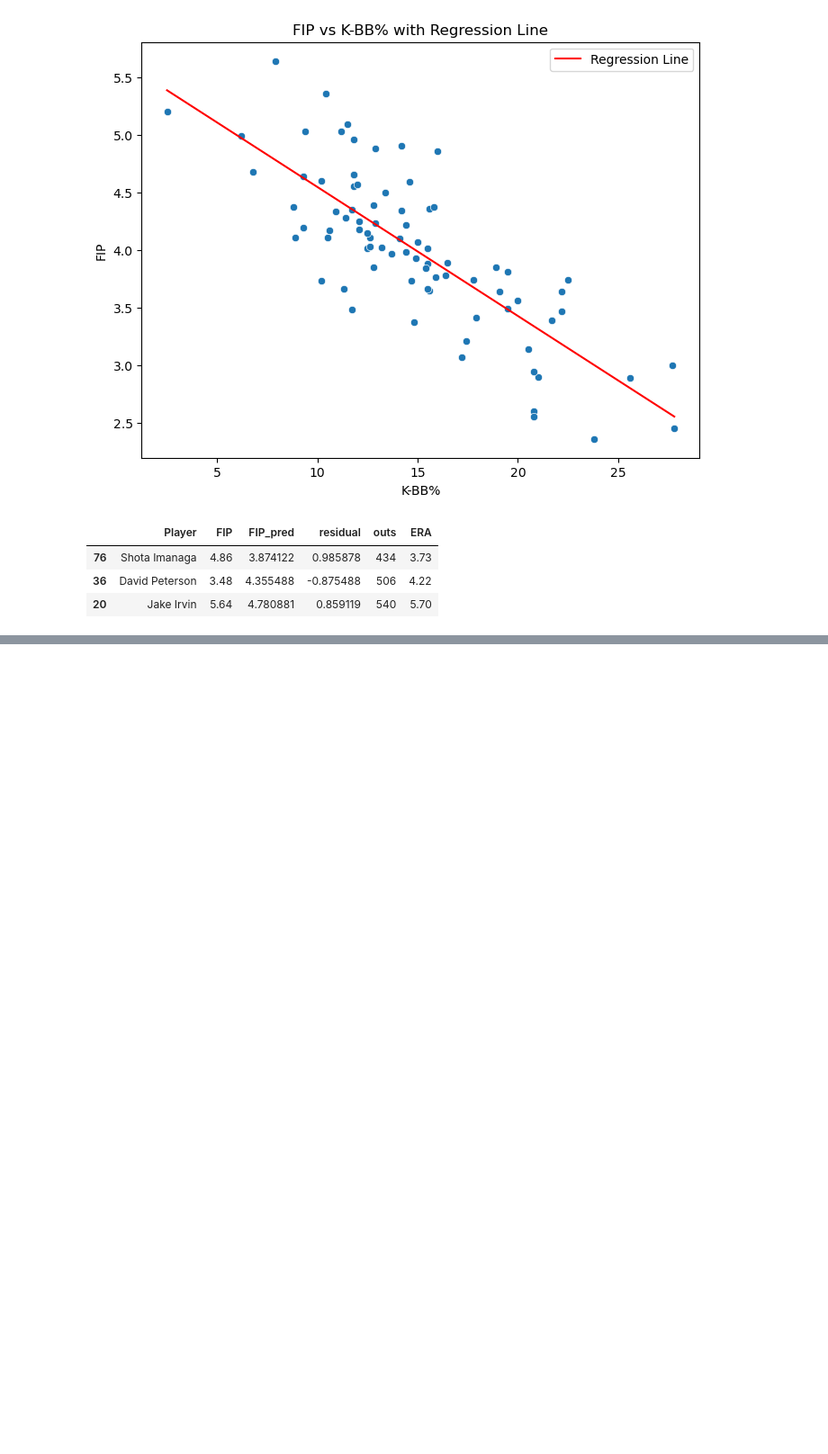
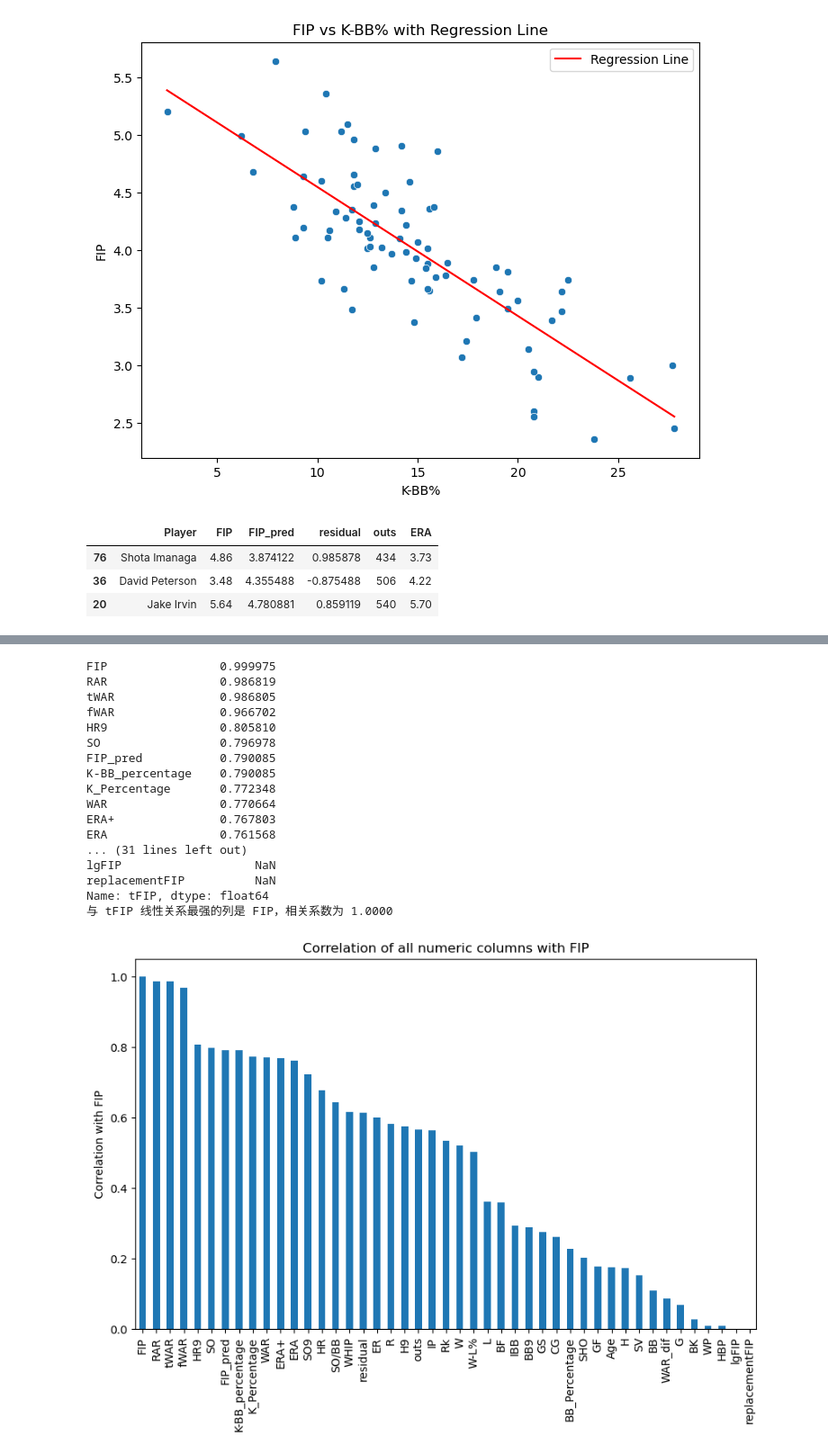
Before and after one commit to grim13t/PitcherAnalysis, a Jupyter notebook: P25R1.ipynb, the cells around one changed output, grey strips where cells are left out. Shown at 90% size. Cells and saved outputs as stored; diff of their text form; code cells hidden in the pictures; blank space fills up the shorter version.

```diff
--- a/P25R1.ipynb
+++ b/P25R1.ipynb
@@ -244,0 +296,46 @@ top3[['Player', 'FIP', 'FIP_pred', 'residual', 'outs', 'ERA']]
+# %%
+#df_starter.plot(x='', y='WAR_dif', kind='scatter')
+
+df_numeric = df_starter.select_dtypes(include='number')
+target_col = 'tFIP'  # 目标列
+
+# 1. 计算所有列与目标列的 Pearson 相关系数
+corrs = df_numeric.corr()[target_col]
+
+
+# 2. 去掉自己（目标列本身的相关系数是 1）
+corrs = corrs.drop(target_col)
+
+# 3. 找绝对值最大
+# strongest_col = corrs.abs().idxmax()
+# strongest_value = corrs[strongest_col]
+
+corrs_sorted = corrs.abs().sort_values(ascending=False)
+print(corrs_sorted)
+
+print(f"与 {target_col} 线性关系最强的列是 {strongest_col}，相关系数为 {strongest_value:.4f}")
+
+import matplotlib.pyplot as plt
+corrs_sorted.plot(kind='bar', figsize=(10,6))
+plt.ylabel('Correlation with FIP')
+plt.title('Correlation of all numeric columns with FIP')
+plt.show()
+# %% [output]
+FIP                0.999975
+RAR                0.986819
+tWAR               0.986805
+fWAR               0.966702
+HR9                0.805810
+SO                 0.796978
+FIP_pred           0.790085
+K-BB_percentage    0.790085
+K_Percentage       0.772348
+WAR                0.770664
+ERA+               0.767803
+ERA                0.761568
+... (31 lines left out)
+lgFIP                   NaN
+replacementFIP          NaN
+Name: tFIP, dtype: float64
+与 tFIP 线性关系最强的列是 FIP，相关系数为 1.0000
+[figure, added]
```
Also changed, not shown: parts of 4 cells of this notebook.
